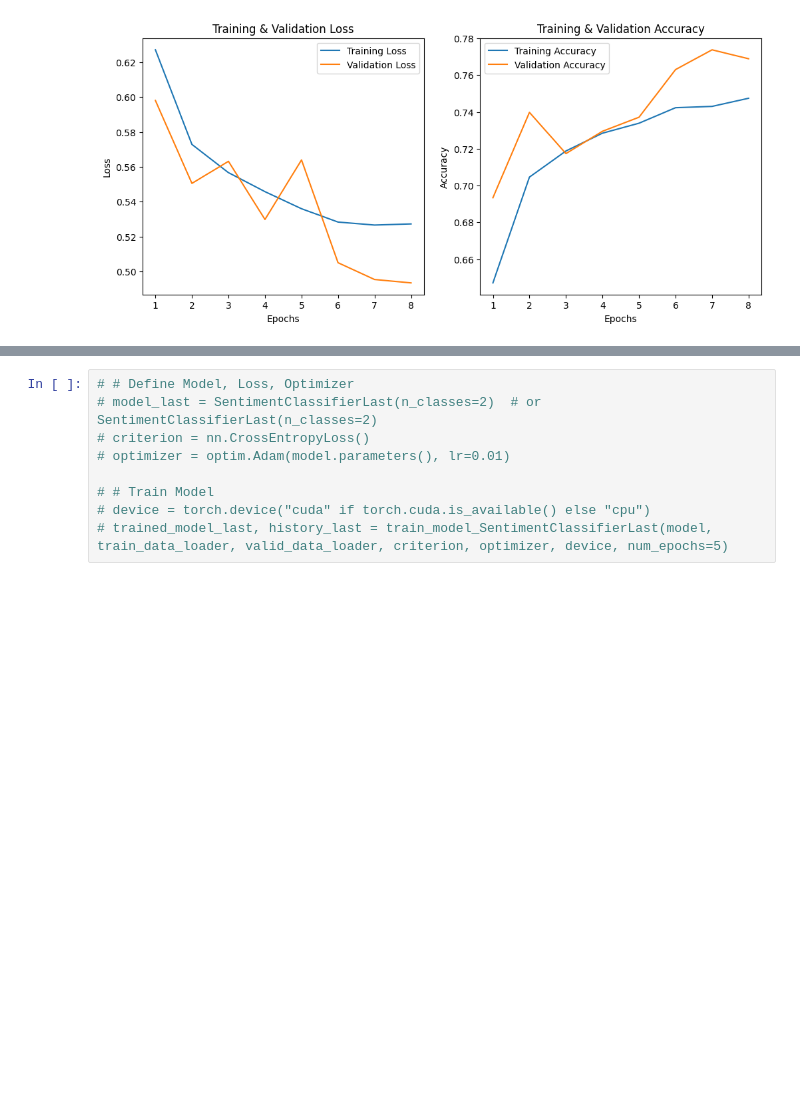
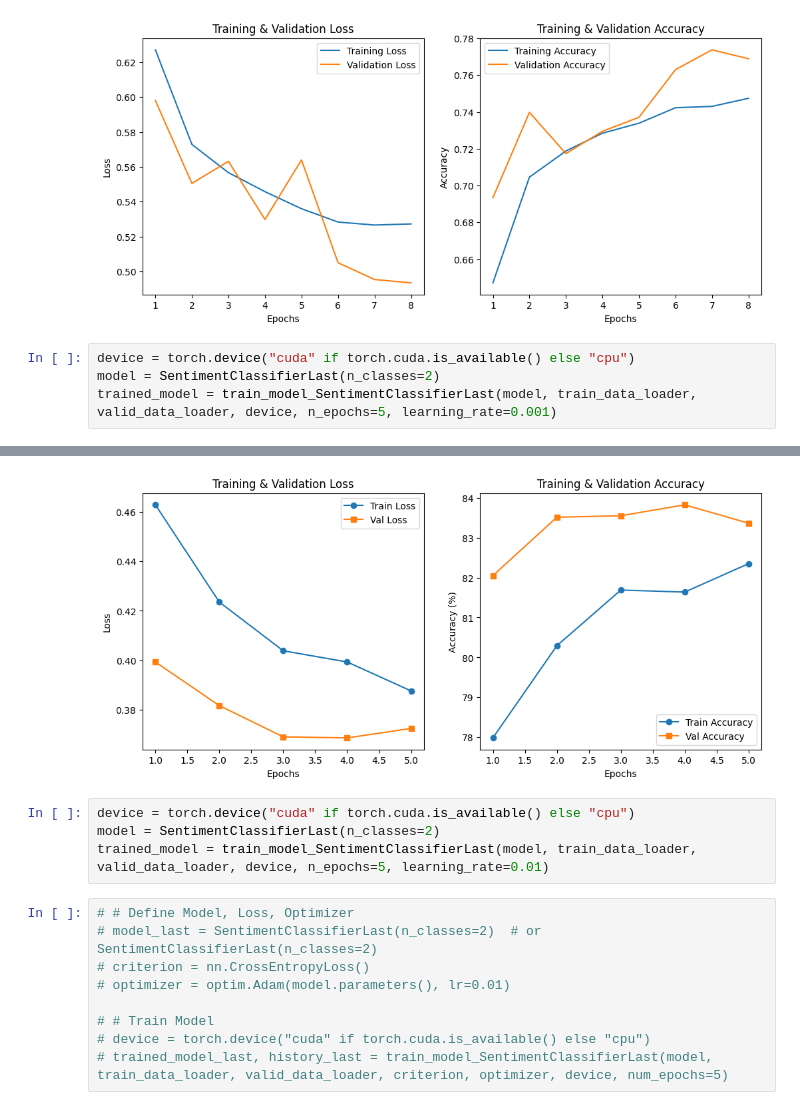
Before and after one commit to Fulankeee/MIE1517-Project-4, a Jupyter notebook: A4.ipynb, the cells around one changed output, grey strips where cells are left out. Cells and saved outputs as stored; diff of their text form; blank space fills up the shorter version.

```diff
--- a/A4.ipynb
+++ b/A4.ipynb
@@ -2919,3 +3015,8 @@ trained_model, history = train_model_SentimentClassifierPooled(model, train_data
 [Epoch 7/8] Train Loss: 0.5266 | Train Acc: 0.7430 | Val Loss: 0.4954 | Val Acc: 0.7738
 [Epoch 8/8] Train Loss: 0.5272 | Train Acc: 0.7474 | Val Loss: 0.4934 | Val Acc: 0.7689
 [figure]
+# %%
+device = torch.device("cuda" if torch.cuda.is_available() else "cpu")
+model = SentimentClassifierLast(n_classes=2)
+trained_model = train_model_SentimentClassifierLast(model, train_data_loader, valid_data_loader, device, n_epochs=5, learning_rate=0.001)
+# %% [output]
@@ -2922,3 +3028,8 @@ trained_model, history = train_model_SentimentClassifierPooled(model, train_data
+[figure, added]
+# %%
+device = torch.device("cuda" if torch.cuda.is_available() else "cpu")
+model = SentimentClassifierLast(n_classes=2)
+trained_model = train_model_SentimentClassifierLast(model, train_data_loader, valid_data_loader, device, n_epochs=5, learning_rate=0.01)
 # %%
 # # Define Model, Loss, Optimizer
 # model_last = SentimentClassifierLast(n_classes=2)  # or SentimentClassifierLast(n_classes=2)
```
Also changed, not shown: parts of 2 cells of this notebook.
